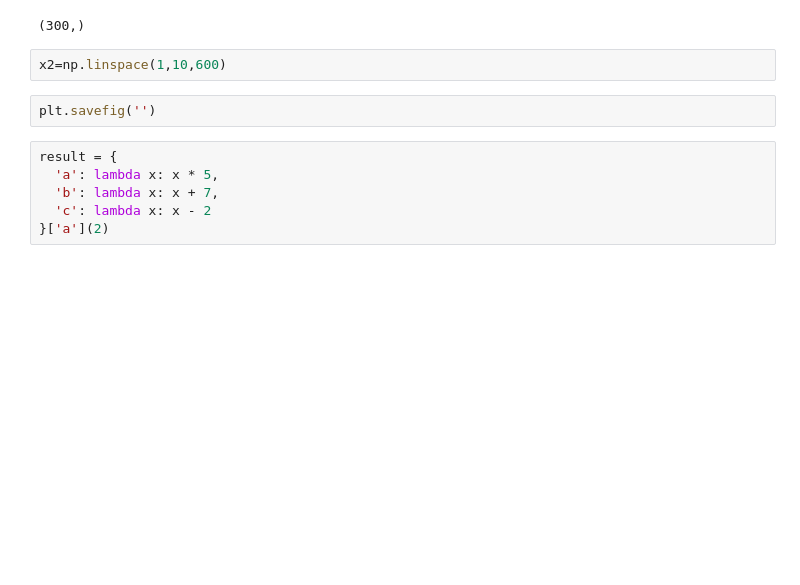
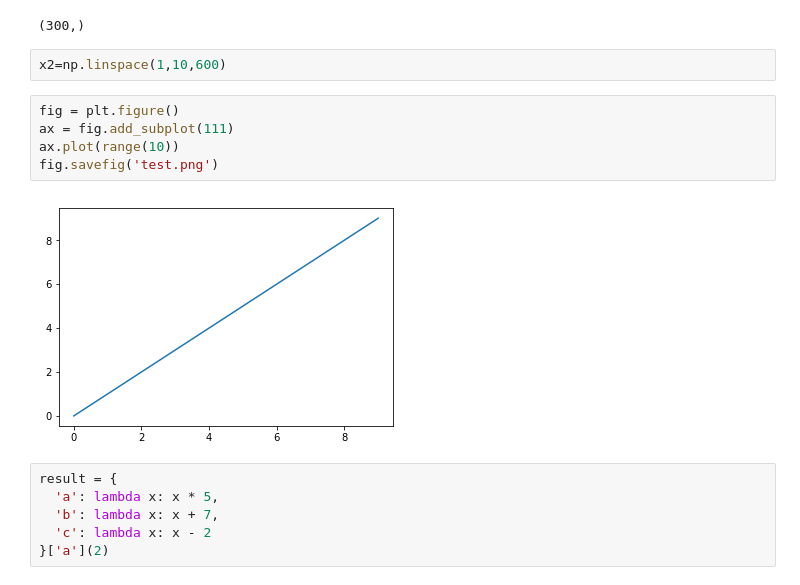
Before and after one commit to hainingpan/Conductance_Kwant, a Jupyter notebook: test.ipynb, the cells around one changed output. Saved outputs shown, nothing was run; the diff lists cells and outputs as text; blank space fills up the shorter version.

Commit message:
savefig

```diff
--- a/test.ipynb
+++ b/test.ipynb
@@ -205,8 +205,13 @@ x.shape
 (300,)
 # %%
 x2=np.linspace(1,10,600)
-# %%
-plt.savefig('')
+# %%
+fig = plt.figure()
+ax = fig.add_subplot(111)
+ax.plot(range(10))
+fig.savefig('test.png')
+# %% [output]
+[figure, added]
 # %%
 result = {
   'a': lambda x: x * 5,
```
Also changed, not shown: 2 other files.
